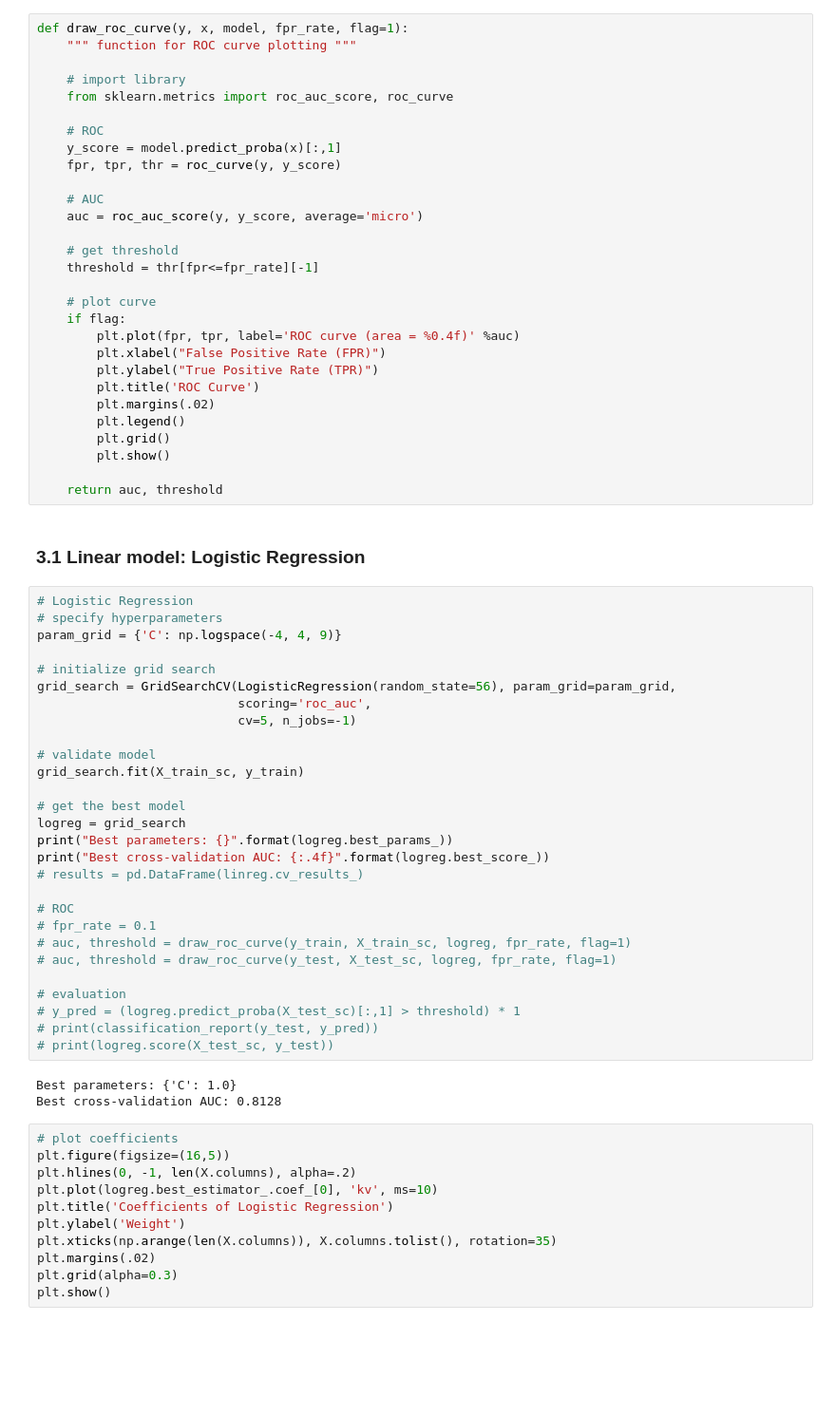
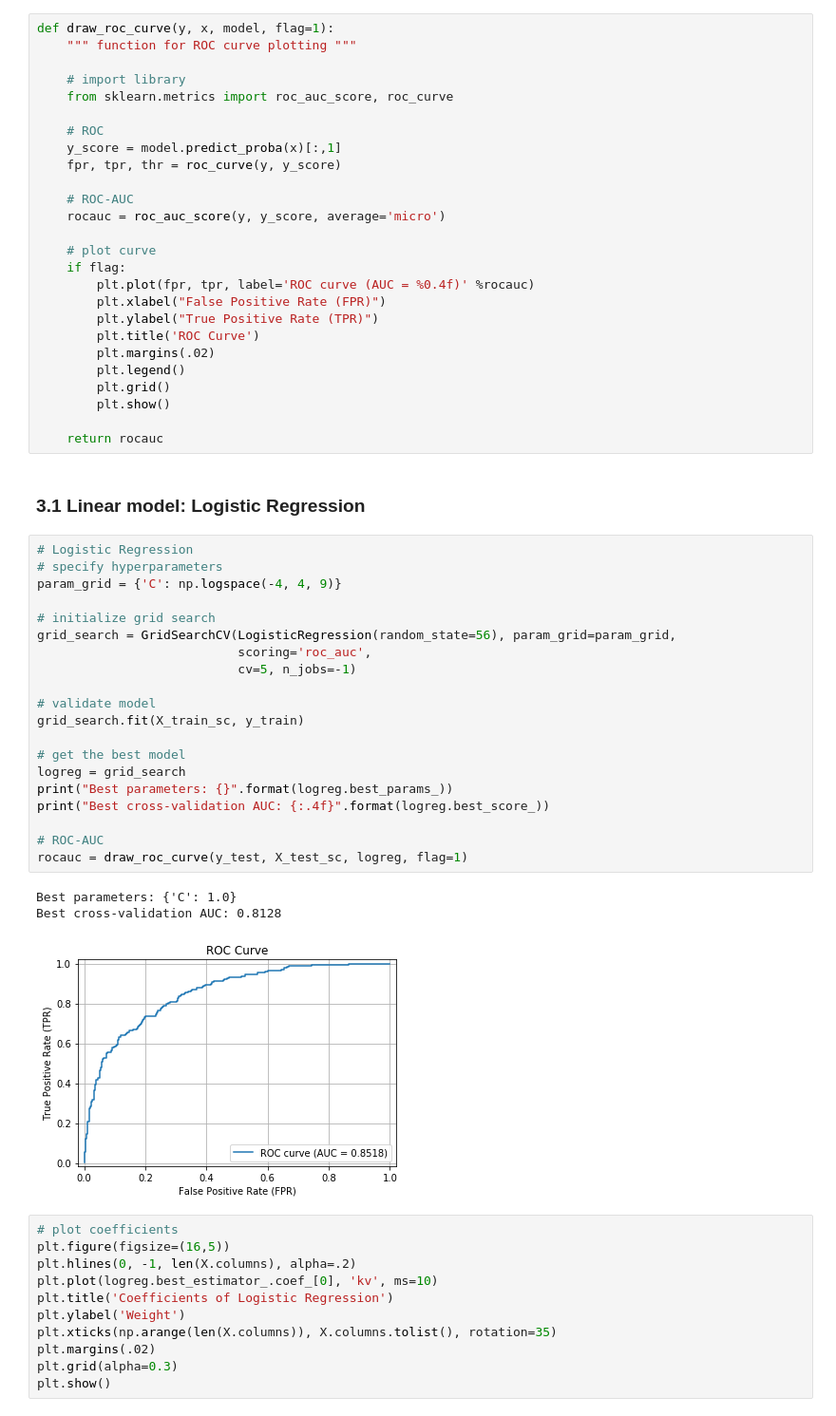
Before and after one commit to brucehsieh56/CSC522_project, a Jupyter notebook: progress/CSS522_current_results_Nov09.ipynb, the cells around one changed output. Shown: that part at 95% size. Saved outputs shown, nothing was run; the diff lists cells and outputs as text; blank space fills up the shorter version.

```diff
--- a/progress/CSS522_current_results_Nov09.ipynb
+++ b/progress/CSS522_current_results_Nov09.ipynb
@@ -102,7 +89,7 @@ X_test_sc = scaler.transform(X_test)
 (1131, 20)
 Baseline model accuracy: 0.7975243147656941
 # %%
-def draw_roc_curve(y, x, model, fpr_rate, flag=1):
+def draw_roc_curve(y, x, model, flag=1):
     """ function for ROC curve plotting """
 
     # import library
@@ -112,15 +99,12 @@ def draw_roc_curve(y, x, model, fpr_rate, flag=1):
     y_score = model.predict_proba(x)[:,1]
     fpr, tpr, thr = roc_curve(y, y_score)
 
-    # AUC
-    auc = roc_auc_score(y, y_score, average='micro')
-
-    # get threshold
-    threshold = thr[fpr<=fpr_rate][-1]
+    # ROC-AUC
+    rocauc = roc_auc_score(y, y_score, average='micro')
 
     # plot curve
     if flag:
-        plt.plot(fpr, tpr, label='ROC curve (area = %0.4f)' %auc)
+        plt.plot(fpr, tpr, label='ROC curve (AUC = %0.4f)' %rocauc)
         plt.xlabel("False Positive Rate (FPR)")
         plt.ylabel("True Positive Rate (TPR)")
         plt.title('ROC Curve')
@@ -129,40 +113,33 @@ def draw_roc_curve(y, x, model, fpr_rate, flag=1):
         plt.grid()
         plt.show()
 
-    return auc, threshold
+    return rocauc
 # %% [markdown]
 ### 3.1 Linear model: Logistic Regression
 # %%
 # Logistic Regression
 # specify hyperparameters
 param_grid = {'C': np.logspace(-4, 4, 9)}
 
 # initialize grid search
 grid_search = GridSearchCV(LogisticRegression(random_state=56), param_grid=param_grid,
                            scoring='roc_auc',
                            cv=5, n_jobs=-1)
 
 # validate model
 grid_search.fit(X_train_sc, y_train)
 
 # get the best model
 logreg = grid_search
 print("Best parameters: {}".format(logreg.best_params_))
 print("Best cross-validation AUC: {:.4f}".format(logreg.best_score_))
-# results = pd.DataFrame(linreg.cv_results_)
 
-# ROC
-# fpr_rate = 0.1
-# auc, threshold = draw_roc_curve(y_train, X_train_sc, logreg, fpr_rate, flag=1)
-# auc, threshold = draw_roc_curve(y_test, X_test_sc, logreg, fpr_rate, flag=1)
-
-# evaluation
-# y_pred = (logreg.predict_proba(X_test_sc)[:,1] > threshold) * 1
-# print(classification_report(y_test, y_pred))
-# print(logreg.score(X_test_sc, y_test))
+# ROC-AUC
+rocauc = draw_roc_curve(y_test, X_test_sc, logreg, flag=1)
 # %% [output]
 Best parameters: {'C': 1.0}
 Best cross-validation AUC: 0.8128
+[figure, added]
 # %%
 # plot coefficients
 plt.figure(figsize=(16,5))
```
Also changed, not shown: parts of 6 cells of this notebook.
